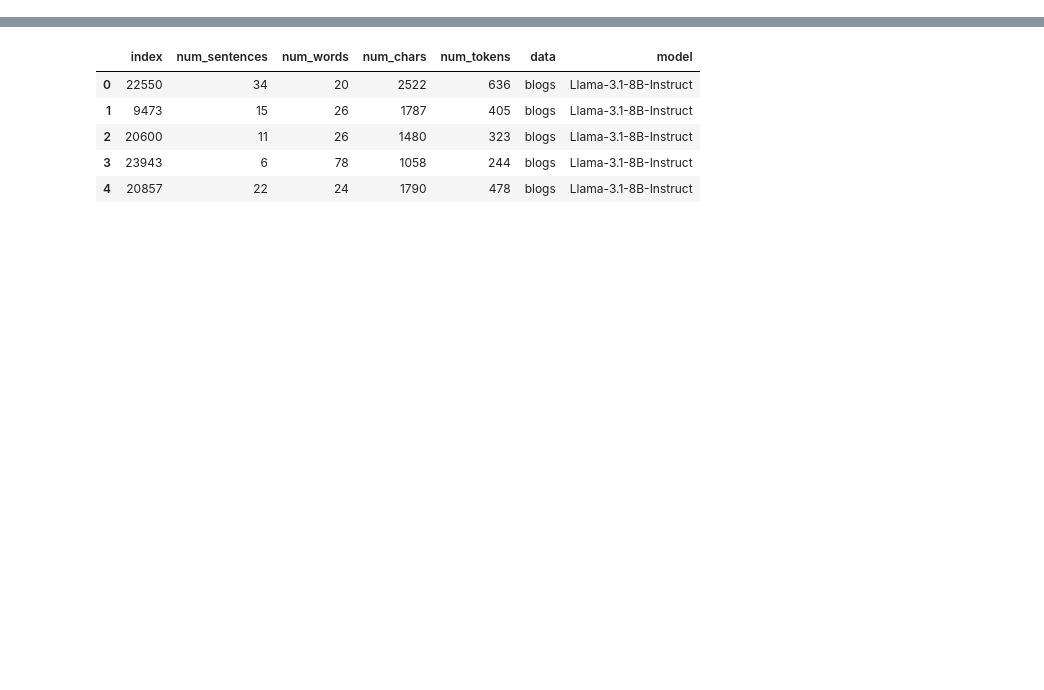
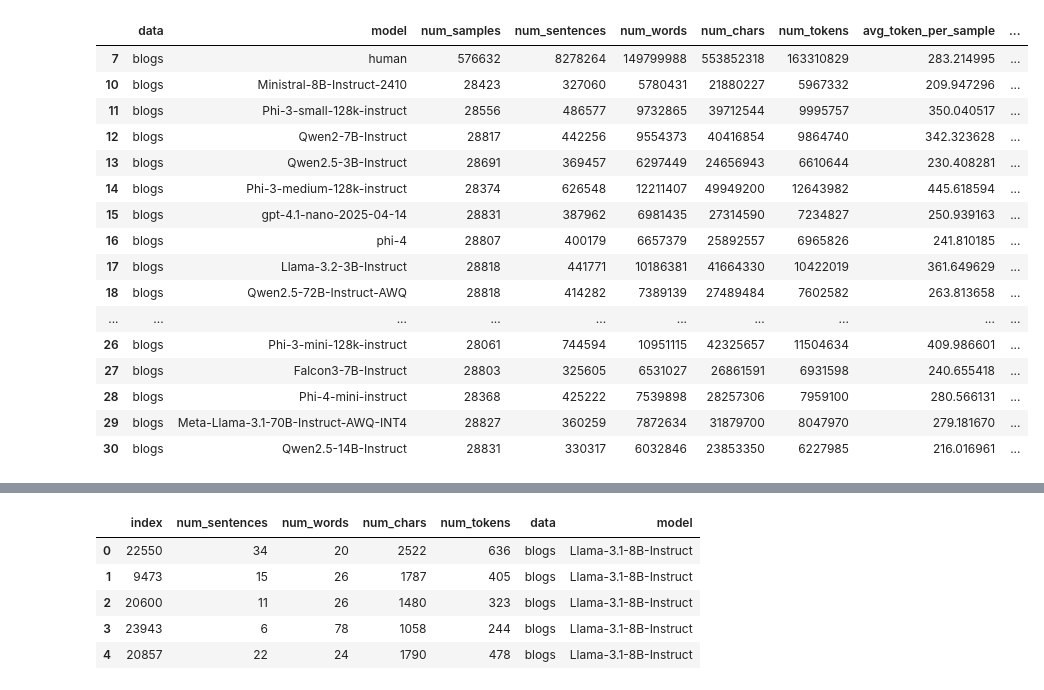
Before and after one commit to Michal1337/GenTextDetect, a Jupyter notebook: notebooks/experiments/dataset_idx.ipynb, the cells around one changed output, grey strips where cells are left out. Drawn from its saved outputs; the diff is of its cells as text; code cells hidden in the pictures; blank space fills up the shorter version.

```diff
--- a/notebooks/experiments/dataset_idx.ipynb
+++ b/notebooks/experiments/dataset_idx.ipynb
@@ -45,3 +43,5 @@ DATASET_IDX_PATH = "../../data/datasets/test3_idx.csv"
 paths = get_csv_paths(DATA_HUMAN_PATH) + get_csv_paths(DATA_AI_PATH, recursive=True)
 # %%
 stats = dict({f"{path.split("/")[-1].split("_")[0]}_{path.split("/")[-1].split("_")[1]}": pd.read_csv(path) for path in paths})
+for k, v in stats.items():
+    stats[k] = v[v["num_tokens"] <= 8192]
@@ -48,3 +98,26 @@ stats = dict({f"{path.split("/")[-1].split("_")[0]}_{path.split("/")[-1].split("
+# %%
+df_main = get_master_stats(stats)
+df_main = calculate_probs(df_main, ["human"])
+# %%
+df_main[df_main["data"] == "blogs"]
+# %% [output]
+|  | data | model | num_samples | num_sentences | num_words | num_chars | num_tokens | avg_token_per_sample | ... |
+| 7 | blogs | human | 576632 | 8278264 | 149799988 | 553852318 | 163310829 | 283.214995 | ... |
+| 10 | blogs | Ministral-8B-Instruct-2410 | 28423 | 327060 | 5780431 | 21880227 | 5967332 | 209.947296 | ... |
+| 11 | blogs | Phi-3-small-128k-instruct | 28556 | 486577 | 9732865 | 39712544 | 9995757 | 350.040517 | ... |
+| 12 | blogs | Qwen2-7B-Instruct | 28817 | 442256 | 9554373 | 40416854 | 9864740 | 342.323628 | ... |
+| 13 | blogs | Qwen2.5-3B-Instruct | 28691 | 369457 | 6297449 | 24656943 | 6610644 | 230.408281 | ... |
+| 14 | blogs | Phi-3-medium-128k-instruct | 28374 | 626548 | 12211407 | 49949200 | 12643982 | 445.618594 | ... |
+| 15 | blogs | gpt-4.1-nano-2025-04-14 | 28831 | 387962 | 6981435 | 27314590 | 7234827 | 250.939163 | ... |
+| 16 | blogs | phi-4 | 28807 | 400179 | 6657379 | 25892557 | 6965826 | 241.810185 | ... |
+| 17 | blogs | Llama-3.2-3B-Instruct | 28818 | 441771 | 10186381 | 41664330 | 10422019 | 361.649629 | ... |
+| 18 | blogs | Qwen2.5-72B-Instruct-AWQ | 28818 | 414282 | 7389139 | 27489484 | 7602582 | 263.813658 | ... |
+| ... | ... | ... | ... | ... | ... | ... | ... | ... | ... |
+| 26 | blogs | Phi-3-mini-128k-instruct | 28061 | 744594 | 10951115 | 42325657 | 11504634 | 409.986601 | ... |
+| 27 | blogs | Falcon3-7B-Instruct | 28803 | 325605 | 6531027 | 26861591 | 6931598 | 240.655418 | ... |
+| 28 | blogs | Phi-4-mini-instruct | 28368 | 425222 | 7539898 | 28257306 | 7959100 | 280.566131 | ... |
+| 29 | blogs | Meta-Llama-3.1-70B-Instruct-AWQ-INT4 | 28827 | 360259 | 7872634 | 31879700 | 8047970 | 279.181670 | ... |
+| 30 | blogs | Qwen2.5-14B-Instruct | 28831 | 330317 | 6032846 | 23853350 | 6227985 | 216.016961 | ... |
 # %%
 max_tokens = 5e7
 total_tokens = 0
```
Also changed, not shown: parts of 6 cells of this notebook, 5 other files.
